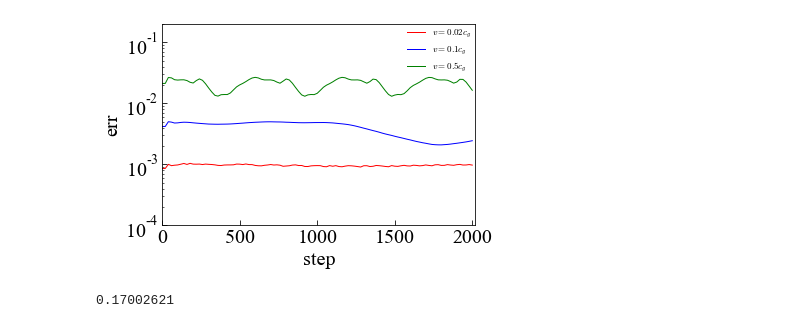
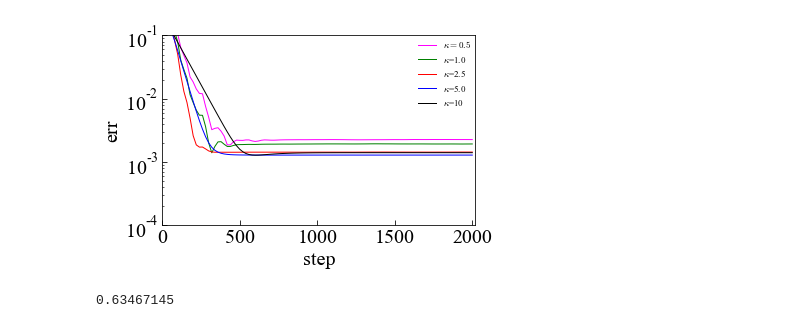
Before and after one commit to maedarn/code_tohoku, a Jupyter notebook: py/Untitled3.ipynb, the cells around one changed output. Saved outputs shown, nothing was run; the diff lists cells and outputs as text; code cells hidden in the pictures.

```diff
--- a/py/Untitled3.ipynb
+++ b/py/Untitled3.ipynb
@@ -24,18 +24,18 @@ step=20
 #dir4  = '/Users/maeda/Desktop/Dropbox/analysis/telegraph-test-3D-shusoku/telegraph-128-2000st-T5-cg1-L100/'
 #dir5  = '/Users/maeda/Desktop/Dropbox/analysis/telegraph-test-3D-shusoku/telegraph-128-2000st-T100-cg1-L100/'
 
-#dir1  = '/Users/maeda/Desktop/Dropbox/analysis/telegraph-test-3D-shusoku/telegraph-128-2000st-T20-cg1-L100-eq-ot/'
-#dir2  = '/Users/maeda/Desktop/Dropbox/analysis/telegraph-test-3D-shusoku/telegraph-128-2000st-T10-cg1-L100-eq/'
-#dir3  = '/Users/maeda/Desktop/Dropbox/analysis/telegraph-test-3D-shusoku/telegraph-128-2000st-T50-cg1-L100-eq/'
-#dir4  = '/Users/maeda/Desktop/Dropbox/analysis/telegraph-test-3D-shusoku/telegraph-128-2000st-T5-cg1-L100-eq-ot/'
-#dir5  = '/Users/maeda/Desktop/Dropbox/analysis/telegraph-test-3D-shusoku/telegraph-128-2000st-T100-cg1-L100-eq/'
+dir1  = '/Users/maeda/Desktop/Dropbox/analysis/telegraph-test-3D-shusoku/telegraph-128-2000st-T20-cg1-L100-eq-3pwe/'
+dir2  = '/Users/maeda/Desktop/Dropbox/analysis/telegraph-test-3D-shusoku/telegraph-128-2000st-T10-cg1-L100-eq-3pwe/'
+dir3  = '/Users/maeda/Desktop/Dropbox/analysis/telegraph-test-3D-shusoku/telegraph-128-2000st-T50-cg1-L100-eq-3pwe/'
+dir4  = '/Users/maeda/Desktop/Dropbox/analysis/telegraph-test-3D-shusoku/telegraph-128-2000st-T5-cg1-L100-eq-3pwe/'
+dir5  = '/Users/maeda/Desktop/Dropbox/analysis/telegraph-test-3D-shusoku/telegraph-128-2000st-T100-cg1-L100-eq-3pwe/'
 
 #dir2  = '/Users/maeda/Desktop/Dropbox/analysis/telegraph-test-3D-shusoku/telegraph-128-2000st-T50-cg1-L100-eq-ot/'
 #dir3  = '/Users/maeda/Desktop/Dropbox/analysis/telegraph-test-3D-shusoku/telegraph-128-2000st-T10-cg1-L100-eq-ot/'
 
-dir1  = '/Users/maeda/Desktop/Dropbox/analysis/telegraph-test-3D-shusoku/telegraph-128-2000st-T20-cg1-L100-mv-002/'
-dir2  = '/Users/maeda/Desktop/Dropbox/analysis/telegraph-test-3D-shusoku/telegraph-128-2000st-T20-cg1-L100-mv-01/'
-dir3  = '/Users/maeda/Desktop/Dropbox/analysis/telegraph-test-3D-shusoku/telegraph-128-2000st-T20-cg1-L100-mv-05/'
+#dir1  = '/Users/maeda/Desktop/Dropbox/analysis/telegraph-test-3D-shusoku/telegraph-128-2000st-T20-cg1-L100-mv-002/'
+#dir2  = '/Users/maeda/Desktop/Dropbox/analysis/telegraph-test-3D-shusoku/telegraph-128-2000st-T20-cg1-L100-mv-01/'
+#dir3  = '/Users/maeda/Desktop/Dropbox/analysis/telegraph-test-3D-shusoku/telegraph-128-2000st-T20-cg1-L100-mv-05/'
 
 #dir1  = '/Users/maeda/Desktop/Dropbox/analysis/telegraph-test-3D-shusoku/telegraph-128-2000st-T20-cg1-L100-eq-free/'
 #dir2  = '/Users/maeda/Desktop/Dropbox/analysis/telegraph-test-3D-shusoku/telegraph-128-2000st-T10-cg1-L100-eq-free/'
@@ -166,48 +166,48 @@ plt.rcParams["xtick.major.size"] = 5                #x軸主目盛り線の長
 plt.rcParams["ytick.major.size"] = 5                #y軸主目盛り線の長さ
 plt.rcParams["font.size"] = 20                       #フォントの大きさ
 plt.xlim([0.0, nloop*step]) # x方向の描画範囲を指定
-plt.ylim([0.0001, 0.2]) # y方向の描画範囲を指定
+plt.ylim([0.0001, 0.1]) # y方向の描画範囲を指定
 plt.rcParams["legend.markerscale"] = 2
 plt.rcParams["legend.fancybox"] = False
 plt.rcParams["legend.framealpha"] = 1
 plt.rcParams["legend.edgecolor"] = 'black'
 
 
 plt.yscale('log')
-#plt.plot(b,rms5, color='magenta' , linestyle = "solid", markersize=2.5, linewidth = 1,label="$\kappa=0.5$")
-#plt.plot(b,rms3, color='green' , linestyle = "solid", markersize=2.5, linewidth = 1,label="$\kappa$=1.0")
-#plt.plot(b,rms1, color='red' , linestyle = "solid", markersize=2.5, linewidth = 1,label="$\kappa$=2.5")
-#plt.plot(b,rms2, color='blue' , linestyle = "solid", markersize=2.5, linewidth = 1,label="$\kappa$=5.0")
+plt.plot(b,rms5, color='magenta' , linestyle = "solid", markersize=2.5, linewidth = 1,label="$\kappa=0.5$")
+plt.plot(b,rms3, color='green' , linestyle = "solid", markersize=2.5, linewidth = 1,label="$\kappa$=1.0")
+plt.plot(b,rms1, color='red' , linestyle = "solid", markersize=2.5, linewidth = 1,label="$\kappa$=2.5")
+plt.plot(b,rms2, color='blue' , linestyle = "solid", markersize=2.5, linewidth = 1,label="$\kappa$=5.0")
 #plt.plot(b,rms3, color='green' , linestyle = "solid", markersize=2.5, linewidth = 1,label="T50")
-#plt.plot(b,rms4, color='black' , linestyle = "solid", markersize=2.5, linewidth = 1,label="$\kappa$=10")
+plt.plot(b,rms4, color='black' , linestyle = "solid", markersize=2.5, linewidth = 1,label="$\kappa$=10")
 #plt.plot(b,rms5, color='magenta' , linestyle = "solid", markersize=2.5, linewidth = 1,label="T100")
-plt.plot(b,rms1, color='red' , linestyle = "solid", markersize=2.5, linewidth = 1,label="$v=0.02c_g$")
-plt.plot(b,rms2, color='blue' , linestyle = "solid", markersize=2.5, linewidth = 1,label="$v=0.1c_g$")
-plt.plot(b,rms3, color='green' , linestyle = "solid", markersize=2.5, linewidth = 1,label="$v=0.5c_g$")
+#plt.plot(b,rms1, color='red' , linestyle = "solid", markersize=2.5, linewidth = 1,label="$v=0.02c_g$")
+#plt.plot(b,rms2, color='blue' , linestyle = "solid", markersize=2.5, linewidth = 1,label="$v=0.1c_g$")
+#plt.plot(b,rms3, color='green' , linestyle = "solid", markersize=2.5, linewidth = 1,label="$v=0.5c_g$")
 
 #plt.plot(b,ratio, color='blue' , linestyle = "solid", markersize=2.5, linewidth = 1,label="T10")
 
 
 ax.set_xlabel('step')
 ax.set_ylabel('err')
 
 plt.legend(bbox_to_anchor=(1, 1), loc='upper right', borderaxespad=0, fontsize=9,frameon=False)
 
 fig.tight_layout()
 #グラフ表示
 plt.show()
 #plt.figure(figsize=(5, 6))
 
 # 保存するPDFファイル名
 #pp = PdfPages(dir1+'test1.pdf')
-pp = PdfPages('/Users/maeda/Desktop/test128-mv.pdf')
+pp = PdfPages('/Users/maeda/Desktop/test128.pdf')
 # 画像をPDFとして保存する
 pp.savefig(fig)
 # PDFの保存終了
 pp.close()
 #plt.savefig("R-Vesc.png")
 
 ratio[100]
 # %% [output]
-[figure, old version]
+[figure, new version]
-0.17002621
+0.63467145
```
Also changed, not shown: 18 other files.
